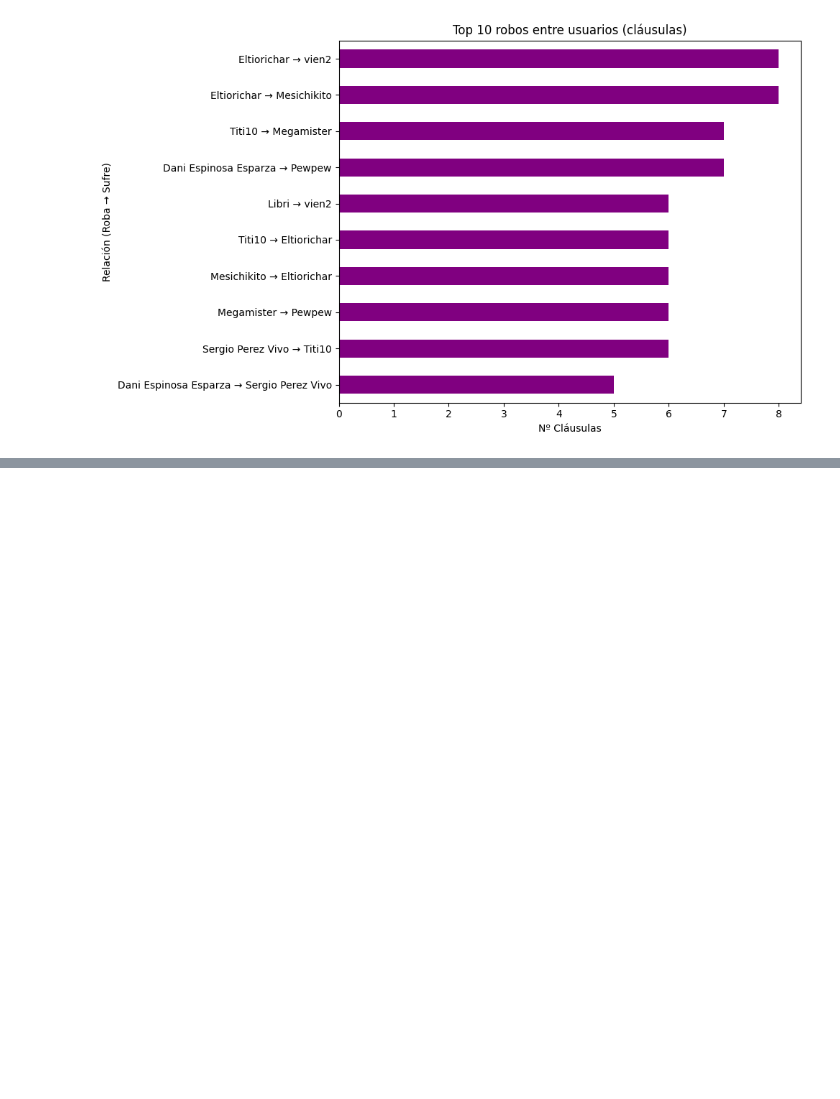
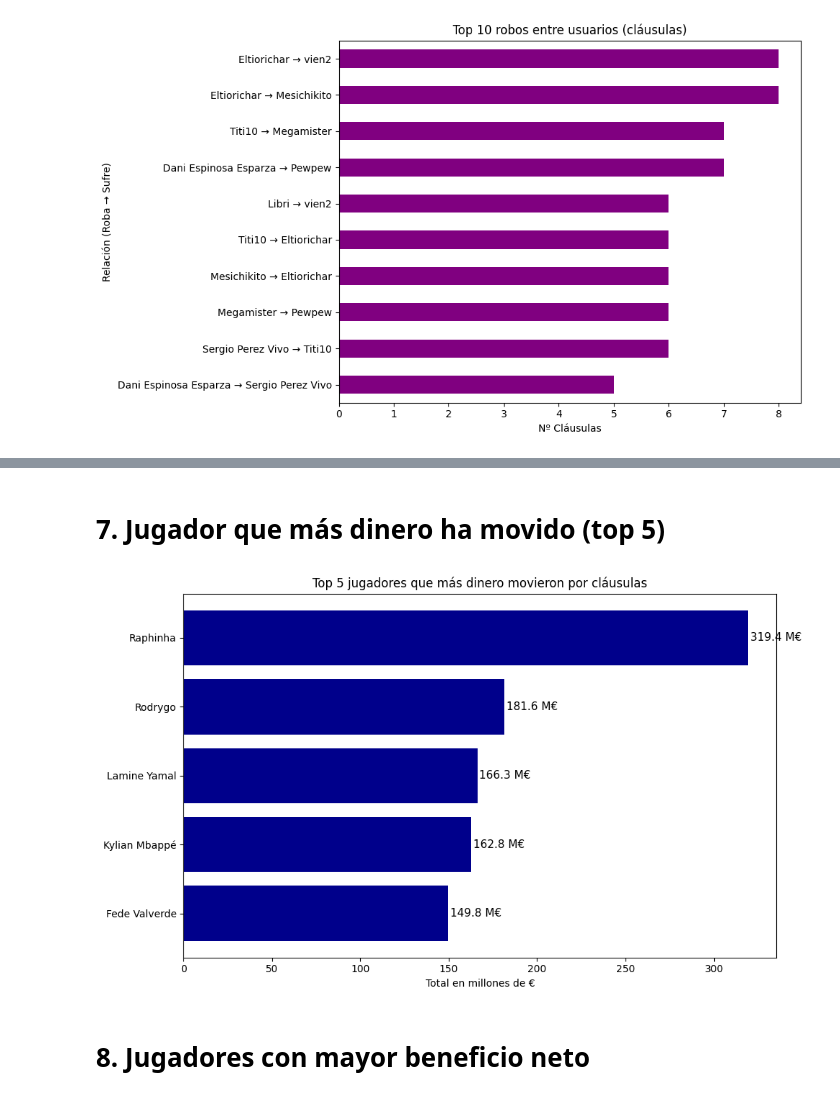
Before and after one commit to vien2/MisterBot, a Jupyter notebook: Mister/consultas_graficas.ipynb, the cells around one changed output, grey strips where cells are left out. Saved outputs shown, nothing was run; the diff lists cells and outputs as text; code cells hidden in the pictures; blank space fills up the shorter version.

```diff
--- a/Mister/consultas_graficas.ipynb
+++ b/Mister/consultas_graficas.ipynb
@@ -132,0 +248,41 @@ plt.show()
+# %% [markdown]
+# 7. Jugador que más dinero ha movido (top 5)
+# %%
+with conexion_db() as conn:
+    query = """
+        SELECT
+            nombre,
+            apellido,
+            SUM(precio) AS total_dinero
+        FROM dbo.v_transferencias
+        WHERE tipo_operacion = 'Cláusula'
+          AND fecha_transferencia BETWEEN '2024-08-15' AND '2025-06-30'
+        GROUP BY nombre, apellido
+        ORDER BY total_dinero DESC
+        LIMIT 5;
+    """
+    df_top5 = pd.read_sql(query, conn)
+
+# Formatear datos
+df_top5['jugador'] = (df_top5['nombre'].fillna('') + ' ' + df_top5['apellido'].fillna('')).str.strip()
+df_top5['millones'] = (df_top5['total_dinero'] / 1_000_000).round(1)
+
+# Gráfico horizontal
+plt.figure(figsize=(10, 6))
+bars = plt.barh(df_top5['jugador'], df_top5['millones'], color='darkblue')
+
+# Etiquetas a la derecha de las barras
+for bar in bars:
+    width = bar.get_width()
+    plt.text(width + 1, bar.get_y() + bar.get_height()/2,
+             f"{width:.1f} M€", va='center', fontsize=11)
+
+plt.xlabel("Total en millones de €")
+plt.title("Top 5 jugadores que más dinero movieron por cláusulas")
+plt.gca().invert_yaxis()  # Poner al más caro arriba
+plt.tight_layout()
+plt.show()
+# %% [output]
+[figure, added]
+# %% [markdown]
+# 8. Jugadores con mayor beneficio neto
```
Also changed, not shown: parts of 48 cells of this notebook, 3 other files.
